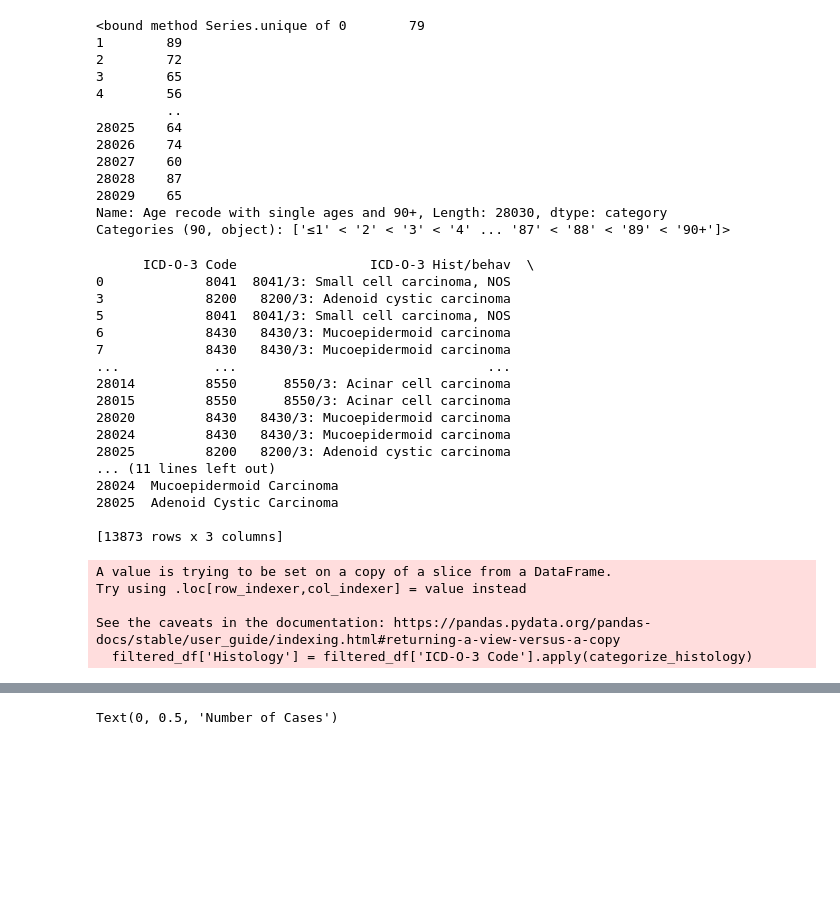
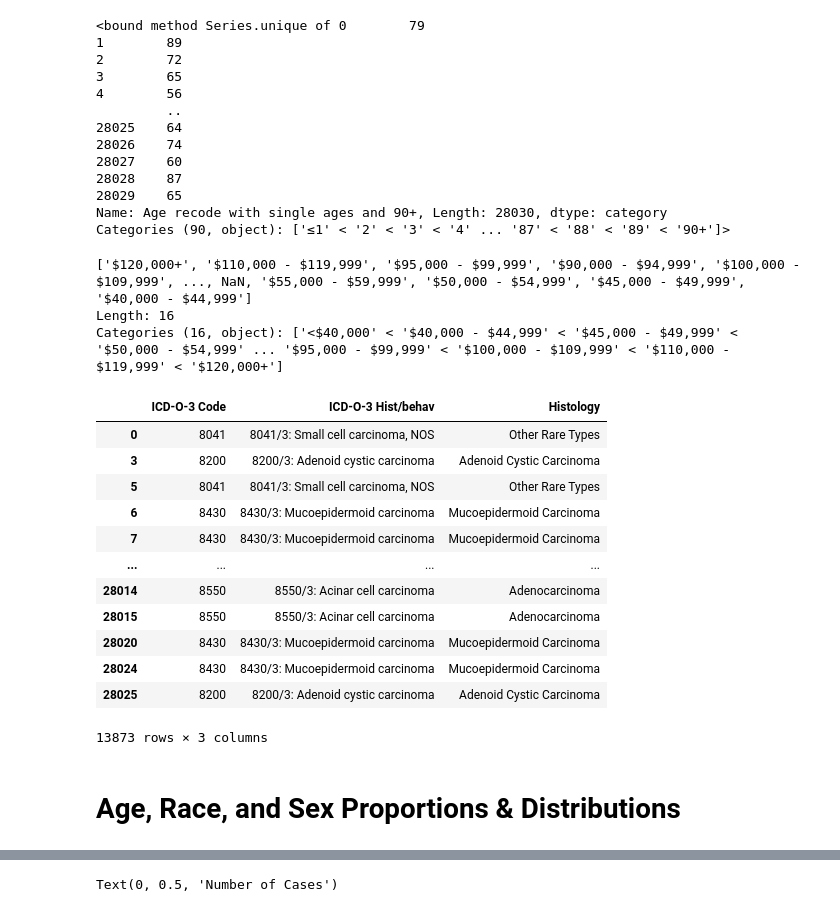
Before and after one commit to obaidkhurram/salivary-tumors, a Jupyter notebook: salivary_tumor_2024.ipynb, the cells around one changed output, grey strips where cells are left out. Saved outputs shown, nothing was run; the diff lists cells and outputs as text; code cells hidden in the pictures; blank space fills up the shorter version.

```diff
--- a/salivary_tumor_2024.ipynb
+++ b/salivary_tumor_2024.ipynb
@@ -175,7 +250,7 @@ salivary_df[ses_colname] = pd.Categorical(
     categories=socioeconomic_order,
     ordered=True
 )
-salivary_df[ses_colname].unique()
+display(salivary_df[ses_colname].unique())
 
 # Categorize histological types
 mec_code = ['8430']
@@ -183,56 +258,51 @@ acc_code = ['8200']
 adenocarcinoma_code = ['8140','8147','8290','8310','8410','8440','8480','8525','8550']
 mixed_code = ['8980','8981']
 rare_code = ['8012','8041','8082','8562','8982']
 
 all_codes = mec_code + acc_code + adenocarcinoma_code + mixed_code + rare_code
 
 # Function to map each code to a category
 def categorize_histology(code):
     if code in mec_code:
         return 'Mucoepidermoid Carcinoma'
     elif code in acc_code:
         return 'Adenoid Cystic Carcinoma'
     elif code in adenocarcinoma_code:
         return 'Adenocarcinoma'
     elif code in mixed_code:
         return 'Mixed Subtypes'
     elif code in rare_code:
         return 'Other Rare Types'
     else:
         return 'Other'
 
 # Extract 4 digit ICD-O-3 Code:
 salivary_df['ICD-O-3 Code'] = salivary_df['ICD-O-3 Hist/behav'].str.extract(r'(\d{4})')
 
-
 # Filter the DataFrame to include only rows where the 'ICD-O-3 Code' is in your list of codes
 filtered_df = salivary_df[salivary_df['ICD-O-3 Code'].isin(all_codes)]
 
-# apply the histology categorization
-filtered_df['Histology'] = filtered_df['ICD-O-3 Code'].apply(categorize_histology)
+# Use assign to apply the histology categorization
+filtered_df = filtered_df.assign(Histology=filtered_df['ICD-O-3 Code'].apply(categorize_histology))
 
 # View the filtered DataFrame
-print(filtered_df[['ICD-O-3 Code', 'ICD-O-3 Hist/behav', 'Histology']])
+display(filtered_df[['ICD-O-3 Code', 'ICD-O-3 Hist/behav', 'Histology']])
 # %% [output]
-      ICD-O-3 Code                 ICD-O-3 Hist/behav  \
-0             8041  8041/3: Small cell carcinoma, NOS
-3             8200   8200/3: Adenoid cystic carcinoma
-5             8041  8041/3: Small cell carcinoma, NOS
-6             8430   8430/3: Mucoepidermoid carcinoma
-7             8430   8430/3: Mucoepidermoid carcinoma
-...            ...                                ...
-28014         8550      8550/3: Acinar cell carcinoma
-28015         8550      8550/3: Acinar cell carcinoma
-28020         8430   8430/3: Mucoepidermoid carcinoma
-28024         8430   8430/3: Mucoepidermoid carcinoma
-28025         8200   8200/3: Adenoid cystic carcinoma
-... (11 lines left out)
-28024  Mucoepidermoid Carcinoma
-28025  Adenoid Cystic Carcinoma
-
-[13873 rows x 3 columns]
+['$120,000+', '$110,000 - $119,999', '$95,000 - $99,999', '$90,000 - $94,999', '$100,000 - $109,999', ..., NaN, '$55,000 - $59,999', '$50,000 - $54,999', '$45,000 - $49,999', '$40,000 - $44,999']
+Length: 16
+Categories (16, object): ['<$40,000' < '$40,000 - $44,999' < '$45,000 - $49,999' < '$50,000 - $54,999' ... '$95,000 - $99,999' < '$100,000 - $109,999' < '$110,000 - $119,999' < '$120,000+']
+|  | ICD-O-3 Code | ICD-O-3 Hist/behav | Histology |
+| 0 | 8041 | 8041/3: Small cell carcinoma, NOS | Other Rare Types |
+| 3 | 8200 | 8200/3: Adenoid cystic carcinoma | Adenoid Cystic Carcinoma |
+| 5 | 8041 | 8041/3: Small cell carcinoma, NOS | Other Rare Types |
+| 6 | 8430 | 8430/3: Mucoepidermoid carcinoma | Mucoepidermoid Carcinoma |
+| 7 | 8430 | 8430/3: Mucoepidermoid carcinoma | Mucoepidermoid Carcinoma |
+| ... | ... | ... | ... |
+| 28014 | 8550 | 8550/3: Acinar cell carcinoma | Adenocarcinoma |
+| 28015 | 8550 | 8550/3: Acinar cell carcinoma | Adenocarcinoma |
+| 28020 | 8430 | 8430/3: Mucoepidermoid carcinoma | Mucoepidermoid Carcinoma |
+| 28024 | 8430 | 8430/3: Mucoepidermoid carcinoma | Mucoepidermoid Carcinoma |
+| 28025 | 8200 | 8200/3: Adenoid cystic carcinoma | Adenoid Cystic Carcinoma |
-A value is trying to be set on a copy of a slice from a DataFrame.
-Try using .loc[row_indexer,col_indexer] = value instead
-
-See the caveats in the documentation: https://pandas.pydata.org/pandas-docs/stable/user_guide/indexing.html#returning-a-view-versus-a-copy
-  filtered_df['Histology'] = filtered_df['ICD-O-3 Code'].apply(categorize_histology)
+13873 rows × 3 columns
+# %% [markdown]
+# Age, Race, and Sex Proportions & Distributions
```
Also changed, not shown: parts of 11 cells of this notebook.
